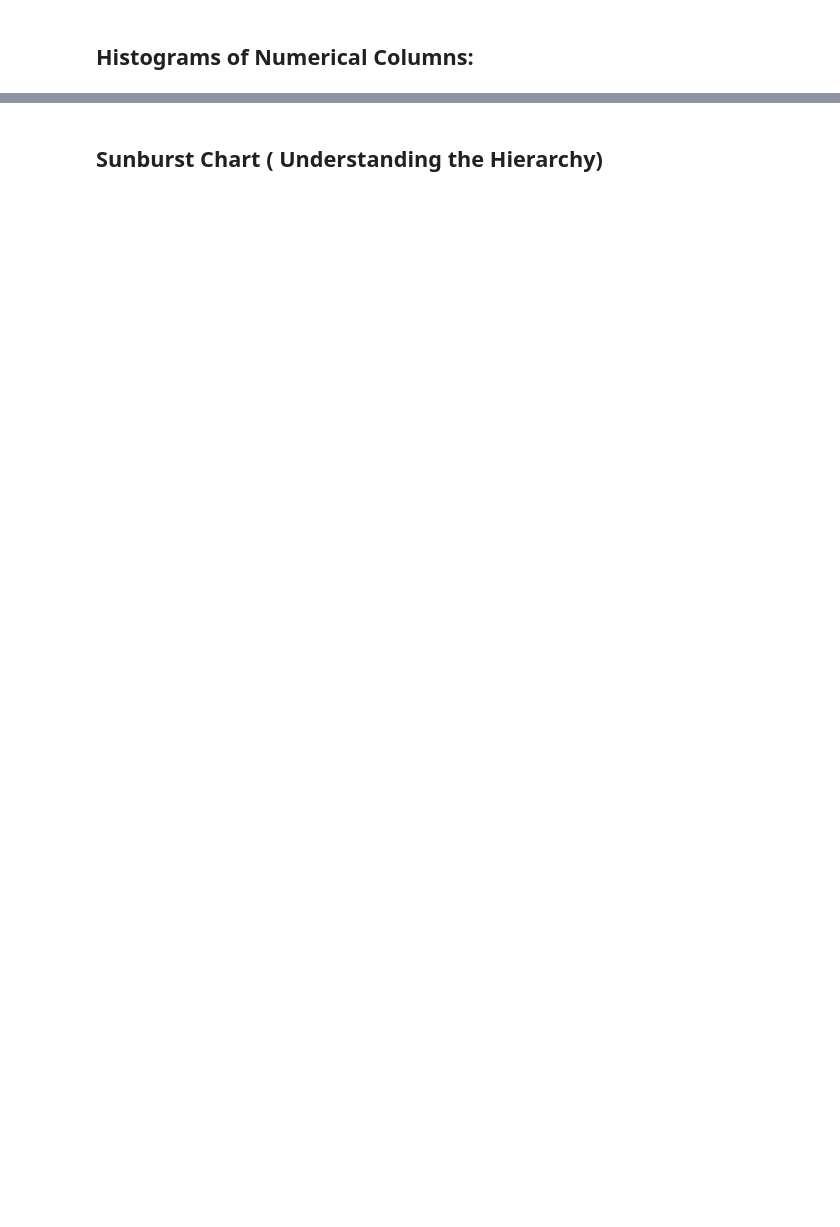
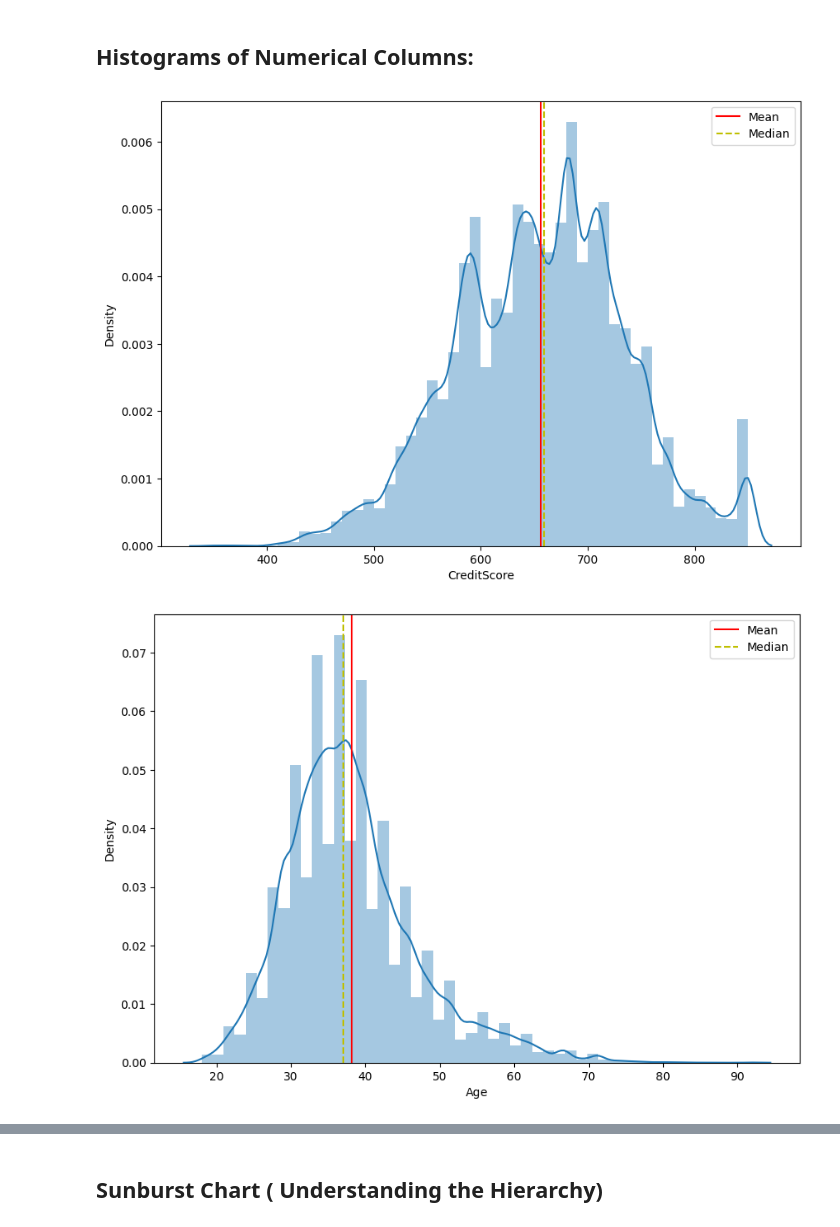
Before and after one commit to snajeebz/Titanic-Kaggle-Competition, a Jupyter notebook: bank-churn-catboost-lgbm.ipynb, the cells around one changed output, grey strips where cells are left out. Drawn from its saved outputs; the diff is of its cells as text; code cells hidden in the pictures; blank space fills up the shorter version.

```diff
--- a/bank-churn-catboost-lgbm.ipynb
+++ b/bank-churn-catboost-lgbm.ipynb
@@ -135,8 +252,12 @@ for col in cat_cols:
 ## Histograms of Numerical Columns:
 # %%
 for col in num_cols:
+    plt.figure(figsize=[10,7])
     sns.distplot(df[col],kde=True)
     plt.axvline(df[col].mean(),color='r', label='Mean')
     plt.axvline(df[col].median(),color='y', linestyle='--',label='Median')
     plt.legend()
     plt.show()
+# %% [output]
+[figure, added]
+[figure, added]
```
Also changed, not shown: parts of 28 cells of this notebook.
